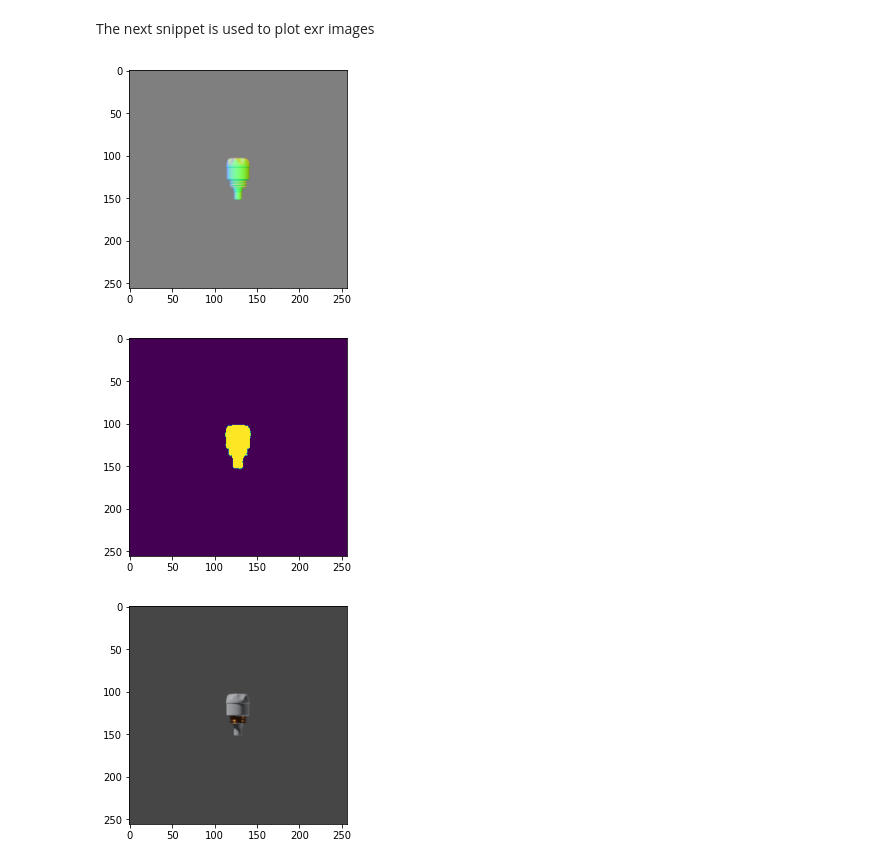
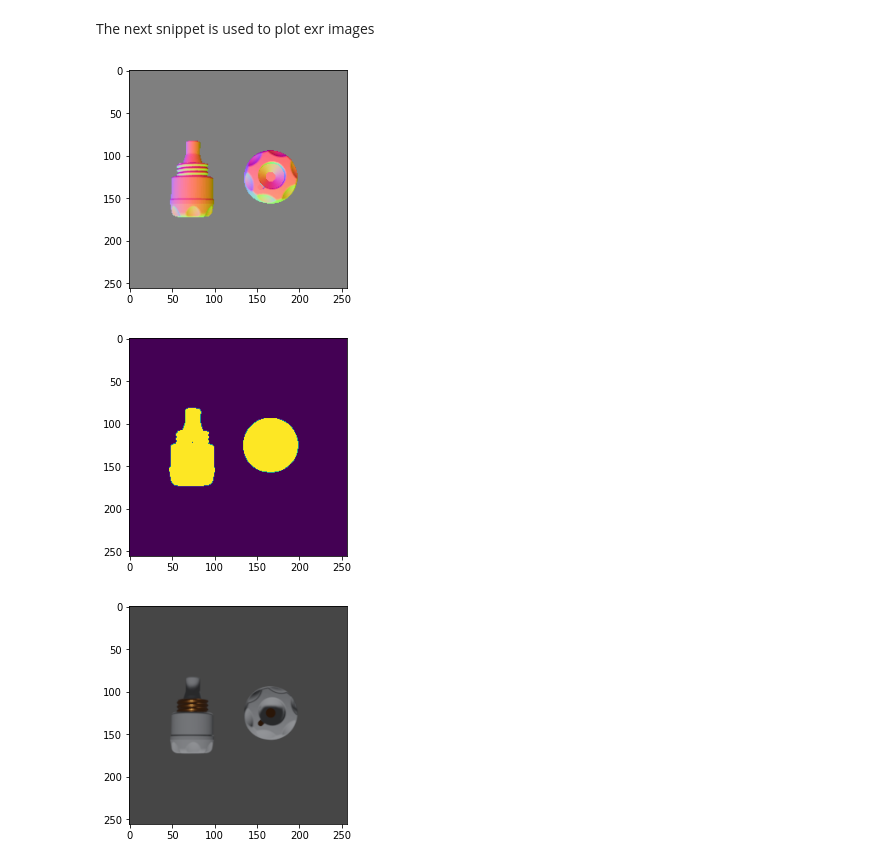
Before and after one commit to onorabil/blenderRenderer, a Jupyter notebook: PreviewData.ipynb, the cells around one changed output. Saved outputs shown, nothing was run; the diff lists cells and outputs as text; code cells hidden in the pictures.

Commit message:
changed png to exr in render added more examples in notebook

```diff
--- a/PreviewData.ipynb
+++ b/PreviewData.ipynb
@@ -103,13 +105,13 @@ def exr2normal(path):
 
     return img
 # %%
-nrm_data = exr2normal("C:/dev/tmp/output/object01_normal0120.exr")
+nrm_data = exr2normal("./out/000000normal.exr")
 
 fig = plt.figure()
 plt.imshow(nrm_data)
 plt.show()
 # %% [output]
-[figure, old version]
+[figure, new version]
 # %%
 def exr2segmap(path):
     """Read segmentation map image as numpy array
@@ -132,13 +134,13 @@ def exr2segmap(path):
 
     return img
 # %%
-albedo_data = exr2segmap("C:/dev/tmp/output/object01_albedo0120.exr")
+albedo_data = exr2segmap("./out/000000albedo.exr")
 
 fig = plt.figure()
 plt.imshow(albedo_data)
 plt.show()
 # %% [output]
-[figure, old version]
+[figure, new version]
 # %%
 def png2rgb(path):
     """Read segmentation map image as numpy array
@@ -158,8 +160,9 @@ def png2rgb(path):
 # %%
-rgb_data = png2rgb("C:/dev/tmp/output/object01_render0120.png")
+rgb_data = png2rgb("./out/000000rgb.png")
+rgb_data = rgb_data[:, :, ::-1]
 
 fig = plt.figure()
 plt.imshow(rgb_data)
 plt.show()
 # %% [output]
-[figure, old version]
+[figure, new version]
```
Also changed, not shown: parts of 8 cells of this notebook, 2 other files.
